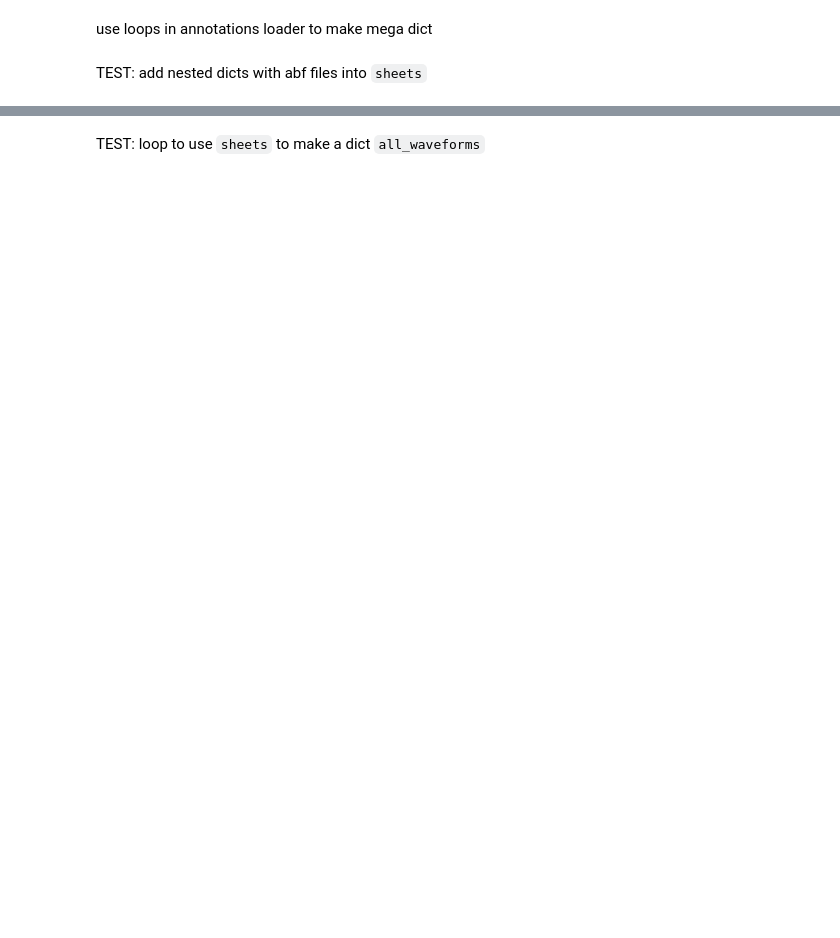
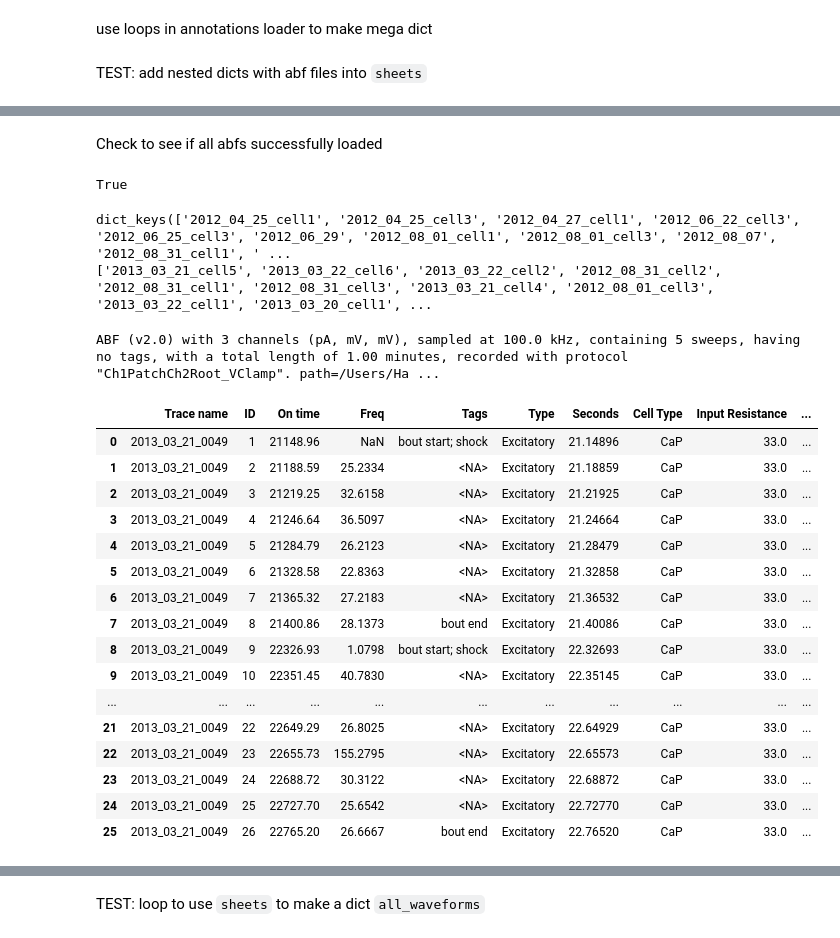
Before and after one commit to haleycab/murray-neuroscience-lab, a Jupyter notebook: all_function.ipynb, the cells around one changed output, grey strips where cells are left out. Saved outputs shown, nothing was run; the diff lists cells and outputs as text; code cells hidden in the pictures; blank space fills up the shorter version.

```diff
--- a/all_function.ipynb
+++ b/all_function.ipynb
@@ -164,0 +241,47 @@ for sheet in sheets.keys():
+# %% [markdown]
+Check to see if all abfs successfully loaded
+# %%
+all_equal = []
+for sheet in sheets.keys():
+    traces_abfs = sorted(sheets[sheet]["abfs"].keys())
+    annotations = sheets[sheet]["annotations"]
+    traces_annotated = sorted(annotations["Trace name"].unique().tolist())
+    # print(num_traces_abfs,num_traces_annotated)
+    num_equal = traces_abfs == traces_annotated
+    # is_equal =
+    all_equal.append(num_equal)
+    # sum(num_traces_abfs == num_traces_annotated)
+    # num_traces_annotations =
+sum(all_equal)==len(sheets.keys())
+# %% [output]
+True
+# %%
+print(sheets.keys())
+print(sheets_types)
+# %% [output]
+dict_keys(['2012_04_25_cell1', '2012_04_25_cell3', '2012_04_27_cell1', '2012_06_22_cell3', '2012_06_25_cell3', '2012_06_29', '2012_08_01_cell1', '2012_08_01_cell3', '2012_08_07', '2012_08_31_cell1', ' ...
+['2013_03_21_cell5', '2013_03_22_cell6', '2013_03_22_cell2', '2012_08_31_cell2', '2012_08_31_cell1', '2012_08_31_cell3', '2013_03_21_cell4', '2012_08_01_cell3', '2013_03_22_cell1', '2013_03_20_cell1', ...
+# %%
+abf_mkwv
+# %% [output]
+ABF (v2.0) with 3 channels (pA, mV, mV), sampled at 100.0 kHz, containing 5 sweeps, having no tags, with a total length of 1.00 minutes, recorded with protocol "Ch1PatchCh2Root_VClamp". path=/Users/Ha ...
+# %%
+df_mkwv
+# %% [output]
+|  | Trace name | ID | On time | Freq | Tags | Type | Seconds | Cell Type | Input Resistance | ... |
+| 0 | 2013_03_21_0049 | 1 | 21148.96 | NaN | bout start; shock | Excitatory | 21.14896 | CaP | 33.0 | ... |
+| 1 | 2013_03_21_0049 | 2 | 21188.59 | 25.2334 | <NA> | Excitatory | 21.18859 | CaP | 33.0 | ... |
+| 2 | 2013_03_21_0049 | 3 | 21219.25 | 32.6158 | <NA> | Excitatory | 21.21925 | CaP | 33.0 | ... |
+| 3 | 2013_03_21_0049 | 4 | 21246.64 | 36.5097 | <NA> | Excitatory | 21.24664 | CaP | 33.0 | ... |
+| 4 | 2013_03_21_0049 | 5 | 21284.79 | 26.2123 | <NA> | Excitatory | 21.28479 | CaP | 33.0 | ... |
+| 5 | 2013_03_21_0049 | 6 | 21328.58 | 22.8363 | <NA> | Excitatory | 21.32858 | CaP | 33.0 | ... |
+| 6 | 2013_03_21_0049 | 7 | 21365.32 | 27.2183 | <NA> | Excitatory | 21.36532 | CaP | 33.0 | ... |
+| 7 | 2013_03_21_0049 | 8 | 21400.86 | 28.1373 | bout end | Excitatory | 21.40086 | CaP | 33.0 | ... |
+| 8 | 2013_03_21_0049 | 9 | 22326.93 | 1.0798 | bout start; shock | Excitatory | 22.32693 | CaP | 33.0 | ... |
+| 9 | 2013_03_21_0049 | 10 | 22351.45 | 40.7830 | <NA> | Excitatory | 22.35145 | CaP | 33.0 | ... |
+| ... | ... | ... | ... | ... | ... | ... | ... | ... | ... | ... |
+| 21 | 2013_03_21_0049 | 22 | 22649.29 | 26.8025 | <NA> | Excitatory | 22.64929 | CaP | 33.0 | ... |
+| 22 | 2013_03_21_0049 | 23 | 22655.73 | 155.2795 | <NA> | Excitatory | 22.65573 | CaP | 33.0 | ... |
+| 23 | 2013_03_21_0049 | 24 | 22688.72 | 30.3122 | <NA> | Excitatory | 22.68872 | CaP | 33.0 | ... |
+| 24 | 2013_03_21_0049 | 25 | 22727.70 | 25.6542 | <NA> | Excitatory | 22.72770 | CaP | 33.0 | ... |
+| 25 | 2013_03_21_0049 | 26 | 22765.20 | 26.6667 | bout end | Excitatory | 22.76520 | CaP | 33.0 | ... |
```
Also changed, not shown: parts of 21 cells of this notebook, 5 other files.
